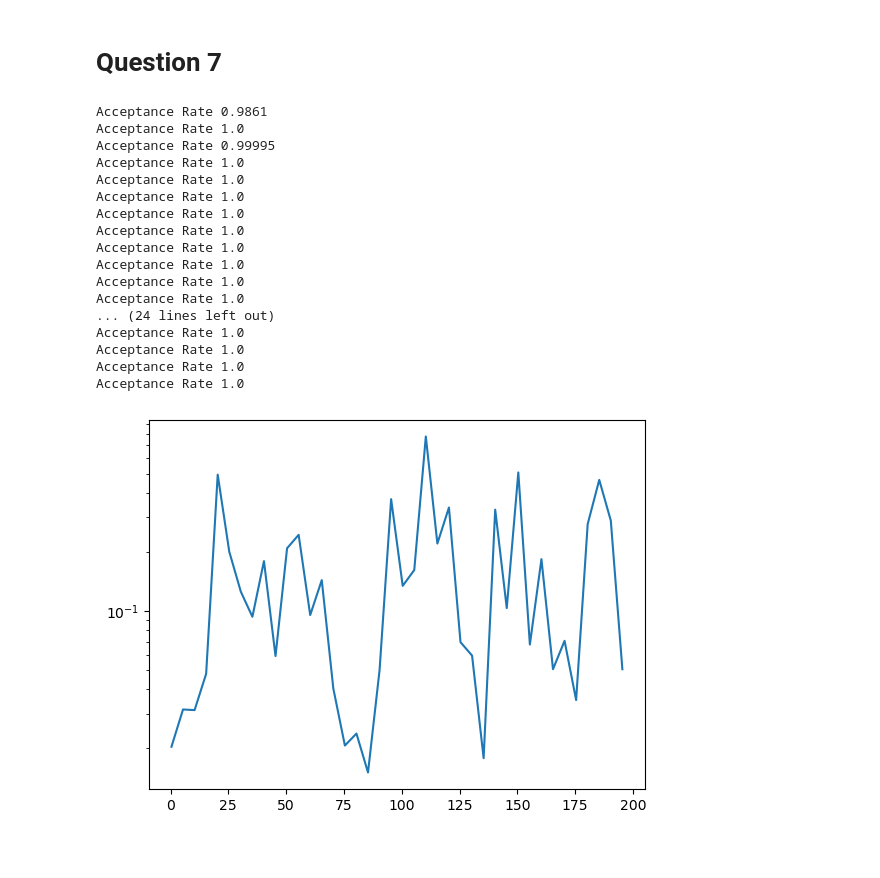
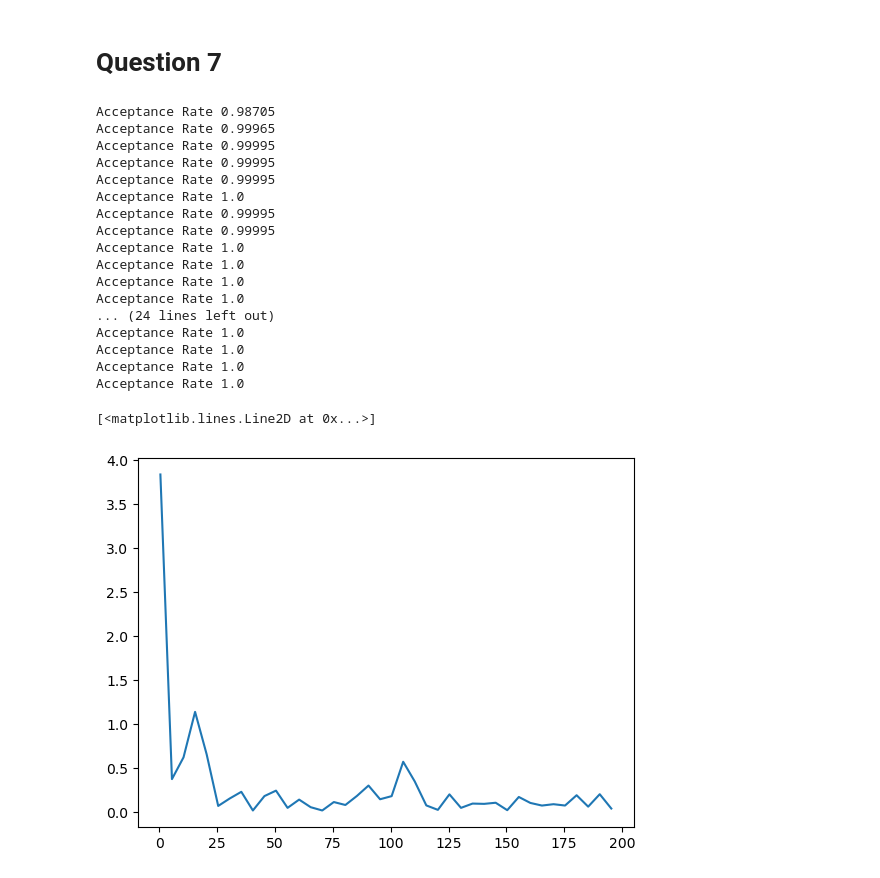
Before and after one commit to dc250601/P452, a Jupyter notebook: EndSemester/Solution_2011061.ipynb, the cells around one changed output. Saved outputs shown, nothing was run; the diff lists cells and outputs as text; code cells hidden in the pictures; blank space fills up the shorter version.

```diff
--- a/EndSemester/Solution_2011061.ipynb
+++ b/EndSemester/Solution_2011061.ipynb
@@ -48,4 +77,0 @@ linear_fit(x = x,y = ,dx=None)
-# %%
-x = np.array(x).cumsum()
-# %%
-x = x - 106
@@ -56,0 +125,24 @@ plt.plot(time,x)
+# %%
+# The van der waals equation is (p + a/V^2)*(V-b) = RT
+R = 0.0821
+p = 5.95
+T = 300
+b = 0.05422
+
+def f1(v):
+    R = 0.0821
+    p = 5.95
+    T = 300
+    b =0.05422
+    a = 6.254
+    return R*T + p*b + a/v + (a*b)/v
+
+def f2(v):
+    R = 0.0821
+    p = 5.95
+    T = 300
+    b =0.05422
+    a = 6.254
+    t1 = (R*T)/(v-b) - p
+    t2 = (a/t1)
+    return t2**0.5
@@ -222,11 +328,11 @@ Acceptance Percentage 0.8684324793747286
 # %%
 # #-------------SHO
 def p(rho,alpha):
-    return 0.25*(alpha**2-rho**2)
+    return 0.25*(alpha**2-rho**2)**2
 # def E(rho,alpha):
 #     return 0.5*(2/(alpha**2 - rho**2) + (rho**2))
 def E(rho,alpha):
-    return 0.5*((rho**2))
+    return 0.5*(1/(alpha**2 - rho**2) + rho**2)
 # %%
 alpha_list = np.arange(0.4,200,5)
 # alpha_list = [1.1]
@@ -258,14 +364,14 @@ for alpha in tqdm(alpha_list):
     av_energy = Energy.mean()
     energy_list.append(av_energy)
 # %% [output]
-Acceptance Rate 0.9861
+Acceptance Rate 0.98705
+Acceptance Rate 0.99965
+Acceptance Rate 0.99995
+Acceptance Rate 0.99995
+Acceptance Rate 0.99995
 Acceptance Rate 1.0
 Acceptance Rate 0.99995
-Acceptance Rate 1.0
-Acceptance Rate 1.0
-Acceptance Rate 1.0
-Acceptance Rate 1.0
-Acceptance Rate 1.0
+Acceptance Rate 0.99995
 Acceptance Rate 1.0
 Acceptance Rate 1.0
 Acceptance Rate 1.0
@@ -277,6 +383,7 @@ Acceptance Rate 1.0
 Acceptance Rate 1.0
 # %%
 plt.plot(alpha_list,energy_list)
-plt.yscale("log")
+# plt.yscale("log")
 # %% [output]
+[<matplotlib.lines.Line2D at 0x...>]
-[figure, old version]
+[figure, new version]
```
Also changed, not shown: parts of 24 cells of this notebook.
